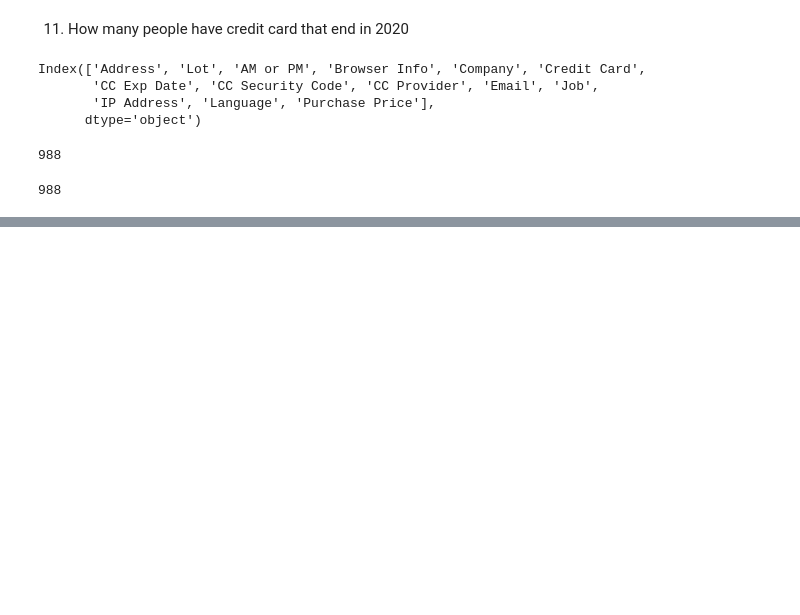
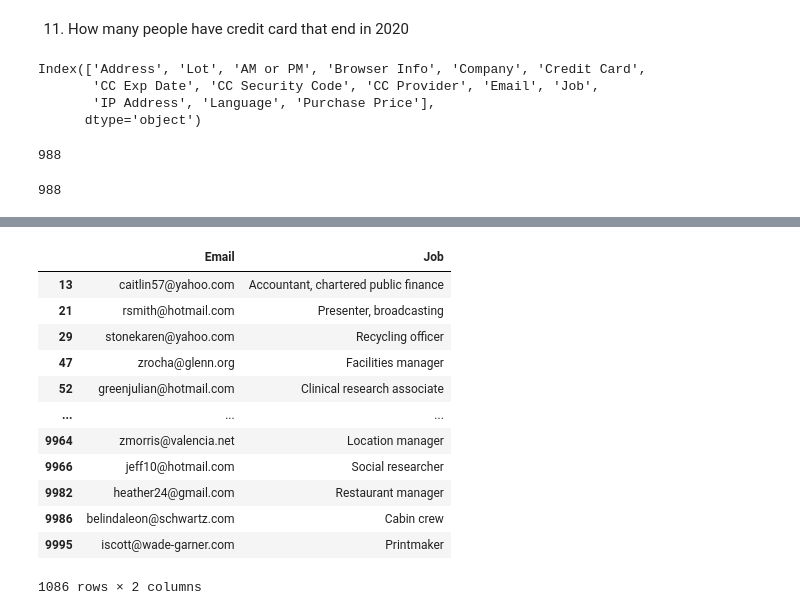
Before and after one commit to Rado226/makeupsalon.sk, a Jupyter notebook: NP_PD_Training/Pandas/Youtube/Ecommerce.ipynb, the cells around one changed output, grey strips where cells are left out. Drawn from its saved outputs; the diff is of its cells as text; code cells hidden in the pictures; blank space fills up the shorter version.

```diff
--- a/NP_PD_Training/Pandas/Youtube/Ecommerce.ipynb
+++ b/NP_PD_Training/Pandas/Youtube/Ecommerce.ipynb
@@ -202,0 +229,16 @@ fun()
+# %%
+data[data["Language"] == "it"] [["Email","Job"]]
+# %% [output]
+|  | Email | Job |
+| 13 | caitlin57@yahoo.com | Accountant, chartered public finance |
+| 21 | rsmith@hotmail.com | Presenter, broadcasting |
+| 29 | stonekaren@yahoo.com | Recycling officer |
+| 47 | zrocha@glenn.org | Facilities manager |
+| 52 | greenjulian@hotmail.com | Clinical research associate |
+| ... | ... | ... |
+| 9964 | zmorris@valencia.net | Location manager |
+| 9966 | jeff10@hotmail.com | Social researcher |
+| 9982 | heather24@gmail.com | Restaurant manager |
+| 9986 | belindaleon@schwartz.com | Cabin crew |
+| 9995 | iscott@wade-garner.com | Printmaker |
+1086 rows × 2 columns
```
Also changed, not shown: parts of 3 cells of this notebook, 2 other files.
